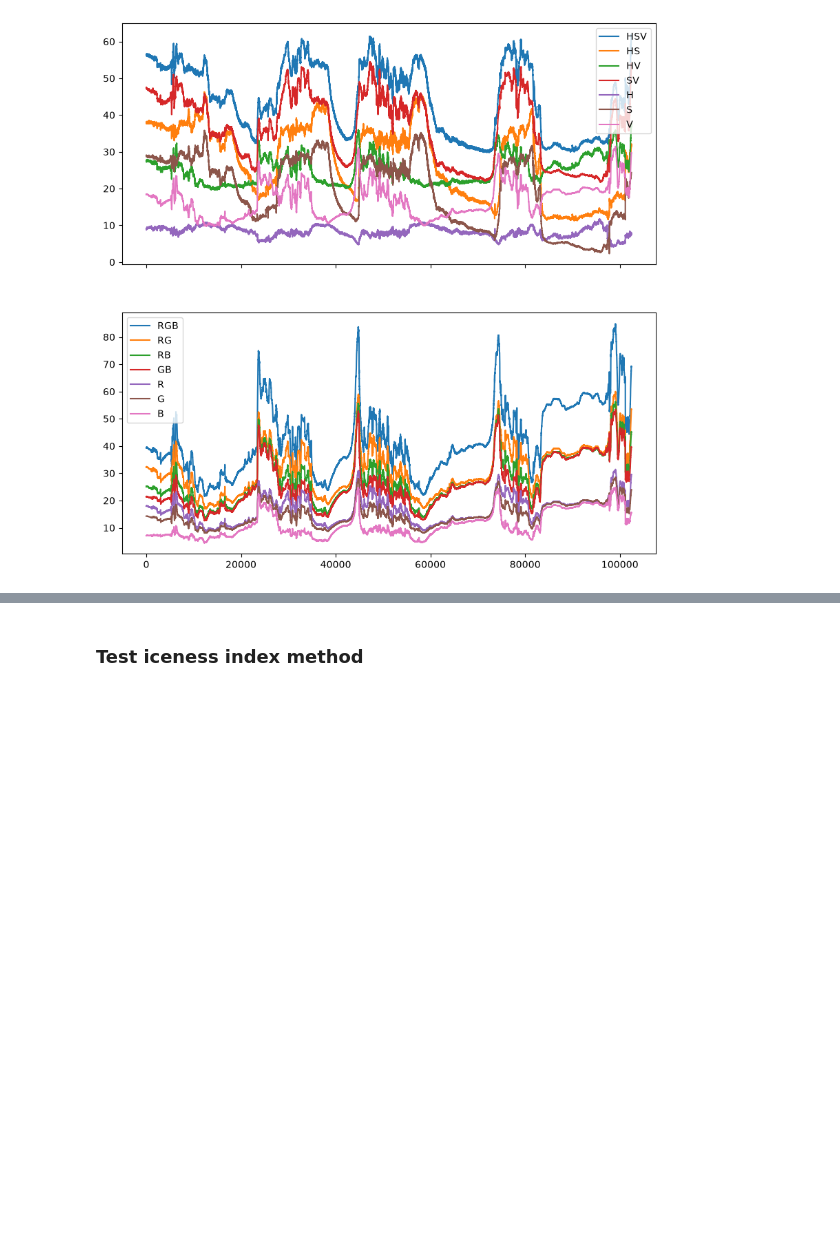
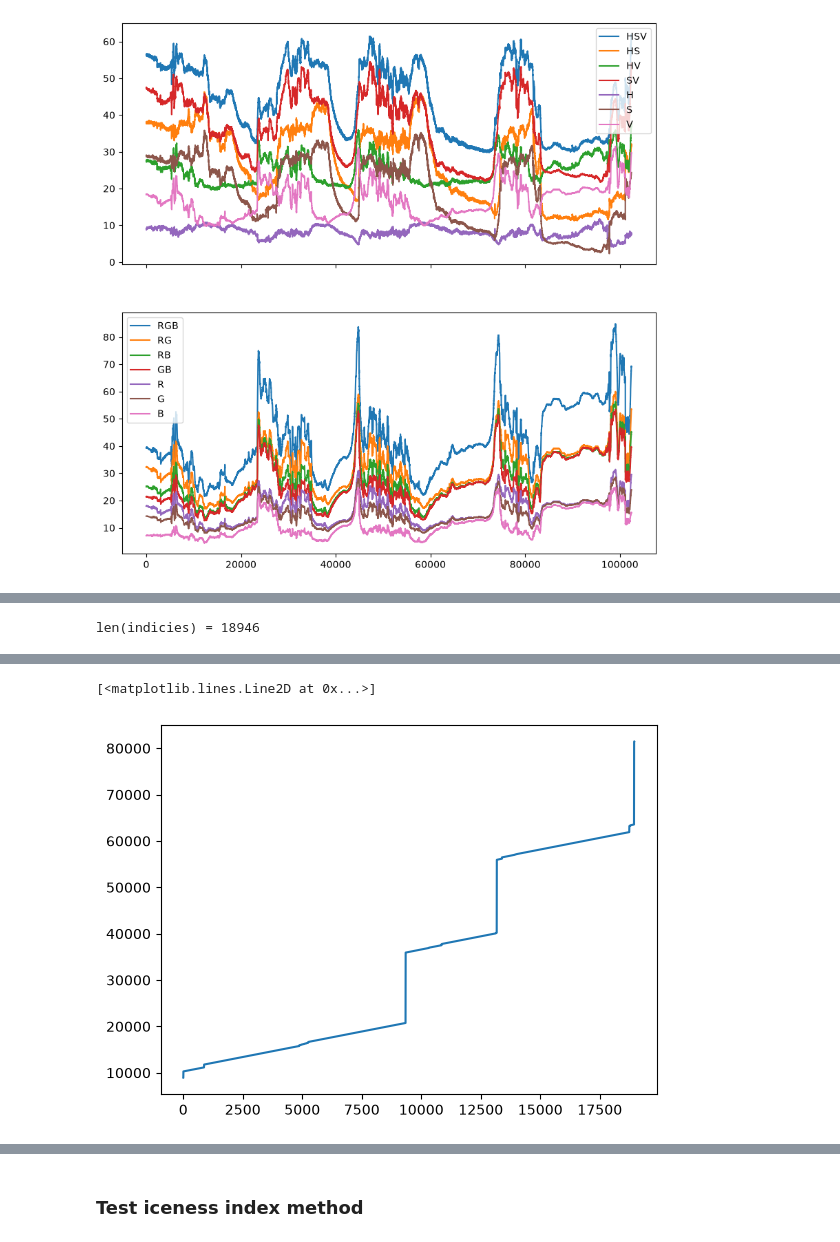
Before and after one commit to HarryYouAreAWizard/HelicopterIcing, a Jupyter notebook: Icing.ipynb, the cells around one changed output, grey strips where cells are left out. Saved outputs shown, nothing was run; the diff lists cells and outputs as text; code cells hidden in the pictures; blank space fills up the shorter version.

```diff
--- a/Icing.ipynb
+++ b/Icing.ipynb
@@ -329,0 +374,40 @@ Reshape your data either using array.reshape(-1, 1) if your data has a single fe
+# %%
+HSV = np.load(scan_output_dir / "HSV full cap.npy")
+H = HSV[:, 0]
+S = HSV[:, 1]
+V = HSV[:, 2]
+HL = 0
+HU = 3
+SL = 2
+SU = 8
+VL = 0
+VU = 3
+condition = (HL < H) & (H < HU) & (SL < S) & (S < SU) & (VL < V) & (V < VU)
+
+indicies = np.where(condition)[0]
+print(f"{len(indicies) = }")
+# i = np.random.randint(0, len(indicies))
+# idx = indicies[i]
+# print(f"{idx = }")
+# ret, frame = red.read()
+# cv2.imwrite(figure_dir / "image.png", frame)
+
+set_frame(red, 0)
+i = 0
+while red.isOpened():
+    idx = indicies[i]
+    set_frame(red, idx)
+    ret, frame = red.read()
+    if not ret: break
+    cv2.imshow("..", frame)
+    key = cv2.waitKey(1)
+    if key == ord("q"):
+        break
+    if i == len(indicies) - 1:
+        break
+    i += 1
+cv2.destroyAllWindows()
+fig, ax = plt.subplots()
+ax.plot(indicies)
+# %% [output]
+len(indicies) = 18946
@@ -329,0 +431,2 @@ Reshape your data either using array.reshape(-1, 1) if your data has a single fe
+[<matplotlib.lines.Line2D at 0x...>]
+[figure, added]
```
Also changed, not shown: parts of 10 cells of this notebook, 2 other files.
